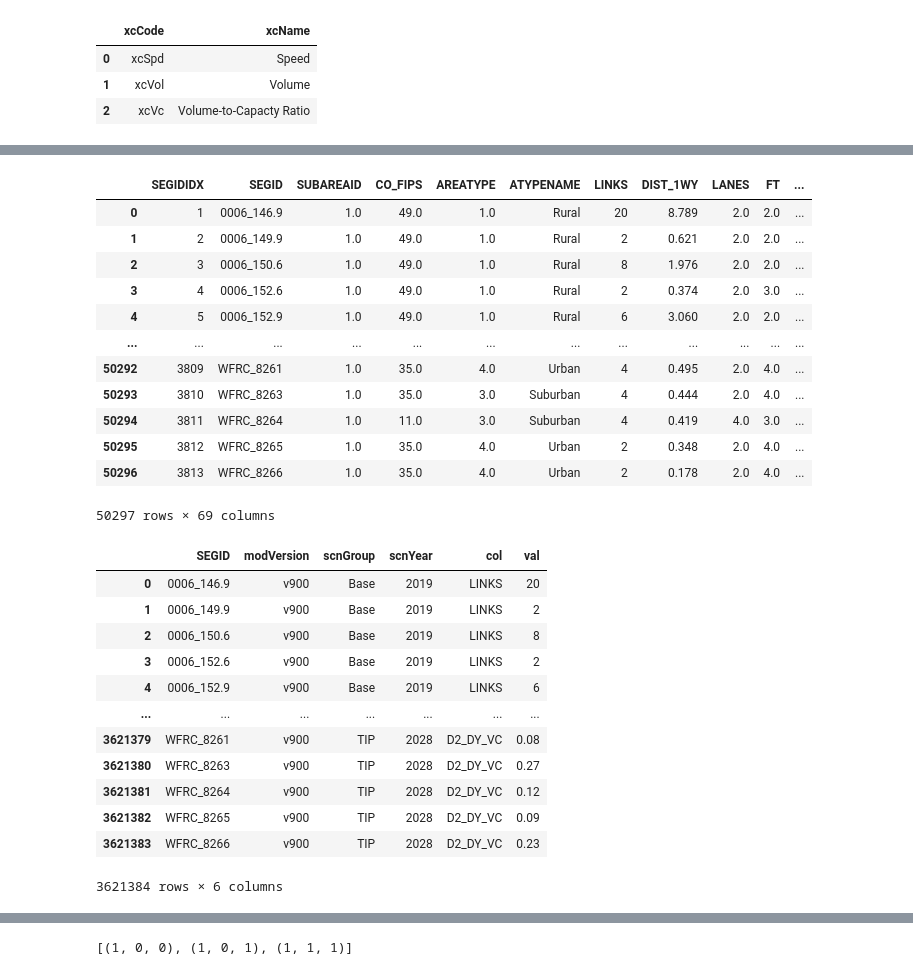
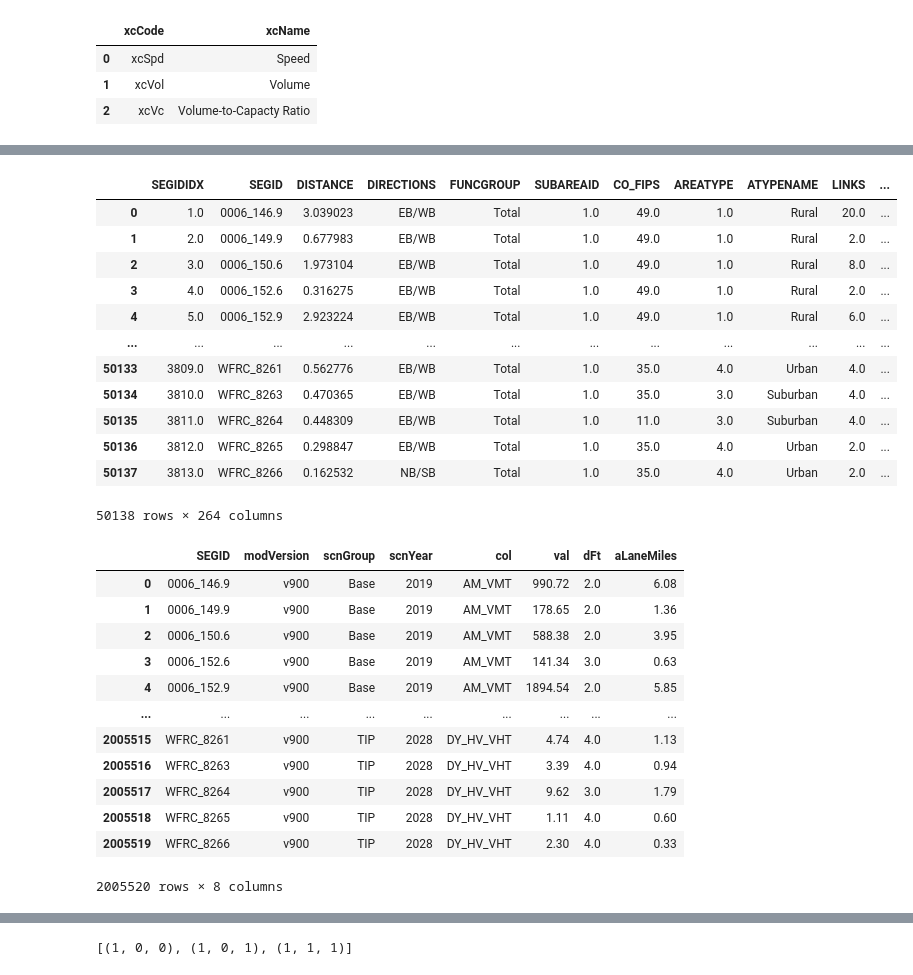
Before and after one commit to WFRCAnalytics/vizTool, a Jupyter notebook: Create-Jsons-Roadway-vizTrends.ipynb, the cells around one changed output, grey strips where cells are left out. Saved outputs shown, nothing was run; the diff lists cells and outputs as text; code cells hidden in the pictures.

```diff
--- a/Create-Jsons-Roadway-vizTrends.ipynb
+++ b/Create-Jsons-Roadway-vizTrends.ipynb
@@ -137,43 +160,44 @@ subfolder_path = './data/segSummaries/'
 
 # Use glob to get all the files ending with "_Summary_SEGID.csv"
 file_paths = glob.glob(os.path.join(subfolder_path, "*.csv"))
 
 # Create an empty list to store dataframes
 dfs = []
 
 # Loop through the files, parse filename, and read them into dataframes
 for file_path in file_paths:
     # Get filename without extension
     filename = os.path.splitext(os.path.basename(file_path))[0]
 
     # Split filename based on double underscore
     modVersion, scnGroup, scnYear = filename.split('__')
 
     # Read the CSV into a dataframe
     df = pd.read_csv(file_path)
+    df = df.loc[df['FUNCGROUP'] == 'Total']
 
     # Add new columns with values from filename
     df['modVersion'] = modVersion
     df['scnGroup'] = scnGroup
     df['scnYear'] = scnYear
 
     dfs.append(df)
 
 # If you want to concatenate all the dataframes into a single dataframe
 dfCombined = pd.concat(dfs, ignore_index=True)
 dfCombined['scnYear'] = dfCombined['scnYear'].astype('int64')
 dfCombined
 # %% [output]
-|  | SEGIDIDX | SEGID | SUBAREAID | CO_FIPS | AREATYPE | ATYPENAME | LINKS | DIST_1WY | LANES | FT | ... |
-| 0 | 1 | 0006_146.9 | 1.0 | 49.0 | 1.0 | Rural | 20 | 8.789 | 2.0 | 2.0 | ... |
-| 1 | 2 | 0006_149.9 | 1.0 | 49.0 | 1.0 | Rural | 2 | 0.621 | 2.0 | 2.0 | ... |
-| 2 | 3 | 0006_150.6 | 1.0 | 49.0 | 1.0 | Rural | 8 | 1.976 | 2.0 | 2.0 | ... |
-| 3 | 4 | 0006_152.6 | 1.0 | 49.0 | 1.0 | Rural | 2 | 0.374 | 2.0 | 3.0 | ... |
-| 4 | 5 | 0006_152.9 | 1.0 | 49.0 | 1.0 | Rural | 6 | 3.060 | 2.0 | 2.0 | ... |
+|  | SEGIDIDX | SEGID | DISTANCE | DIRECTIONS | FUNCGROUP | SUBAREAID | CO_FIPS | AREATYPE | ATYPENAME | LINKS | ... |
+| 0 | 1.0 | 0006_146.9 | 3.039023 | EB/WB | Total | 1.0 | 49.0 | 1.0 | Rural | 20.0 | ... |
+| 1 | 2.0 | 0006_149.9 | 0.677983 | EB/WB | Total | 1.0 | 49.0 | 1.0 | Rural | 2.0 | ... |
+| 2 | 3.0 | 0006_150.6 | 1.973104 | EB/WB | Total | 1.0 | 49.0 | 1.0 | Rural | 8.0 | ... |
+| 3 | 4.0 | 0006_152.6 | 0.316275 | EB/WB | Total | 1.0 | 49.0 | 1.0 | Rural | 2.0 | ... |
+| 4 | 5.0 | 0006_152.9 | 2.923224 | EB/WB | Total | 1.0 | 49.0 | 1.0 | Rural | 6.0 | ... |
 | ... | ... | ... | ... | ... | ... | ... | ... | ... | ... | ... | ... |
-| 50292 | 3809 | WFRC_8261 | 1.0 | 35.0 | 4.0 | Urban | 4 | 0.495 | 2.0 | 4.0 | ... |
-| 50293 | 3810 | WFRC_8263 | 1.0 | 35.0 | 3.0 | Suburban | 4 | 0.444 | 2.0 | 4.0 | ... |
-| 50294 | 3811 | WFRC_8264 | 1.0 | 11.0 | 3.0 | Suburban | 4 | 0.419 | 4.0 | 3.0 | ... |
-| 50295 | 3812 | WFRC_8265 | 1.0 | 35.0 | 4.0 | Urban | 2 | 0.348 | 2.0 | 4.0 | ... |
-| 50296 | 3813 | WFRC_8266 | 1.0 | 35.0 | 4.0 | Urban | 2 | 0.178 | 2.0 | 4.0 | ... |
+| 50133 | 3809.0 | WFRC_8261 | 0.562776 | EB/WB | Total | 1.0 | 35.0 | 4.0 | Urban | 4.0 | ... |
+| 50134 | 3810.0 | WFRC_8263 | 0.470365 | EB/WB | Total | 1.0 | 35.0 | 3.0 | Suburban | 4.0 | ... |
+| 50135 | 3811.0 | WFRC_8264 | 0.448309 | EB/WB | Total | 1.0 | 11.0 | 3.0 | Suburban | 4.0 | ... |
+| 50136 | 3812.0 | WFRC_8265 | 0.298847 | EB/WB | Total | 1.0 | 35.0 | 4.0 | Urban | 2.0 | ... |
+| 50137 | 3813.0 | WFRC_8266 | 0.162532 | NB/SB | Total | 1.0 | 35.0 | 4.0 | Urban | 2.0 | ... |
-50297 rows × 69 columns
+50138 rows × 264 columns
@@ -198,21 +204,23 @@ dfCombined_withVc = _df
 # %%
-dfCombined_melt = dfCombined_withVc.melt(id_vars=['SEGID','modVersion','scnGroup','scnYear'], value_vars=dfColKeys['col'].tolist(), var_name='col', value_name='val')
-
+dfCombined_melt = dfCombined.melt(id_vars=['SEGID','modVersion','scnGroup','scnYear', 'FT', 'LANEMILES'], value_vars=dfColKeys['col'].tolist(), var_name='col', value_name='val')
+dfCombined_melt['dFt'] = dfCombined_melt['FT']
+dfCombined_melt['aLaneMiles'] = dfCombined_melt['LANEMILES']
+dfCombined_melt.drop(['FT','LANEMILES'], axis=1, inplace=True)
 dfCombined_melt
 # %% [output]
-|  | SEGID | modVersion | scnGroup | scnYear | col | val |
-| 0 | 0006_146.9 | v900 | Base | 2019 | LINKS | 20 |
-| 1 | 0006_149.9 | v900 | Base | 2019 | LINKS | 2 |
-| 2 | 0006_150.6 | v900 | Base | 2019 | LINKS | 8 |
-| 3 | 0006_152.6 | v900 | Base | 2019 | LINKS | 2 |
-| 4 | 0006_152.9 | v900 | Base | 2019 | LINKS | 6 |
-| ... | ... | ... | ... | ... | ... | ... |
-| 3621379 | WFRC_8261 | v900 | TIP | 2028 | D2_DY_VC | 0.08 |
-| 3621380 | WFRC_8263 | v900 | TIP | 2028 | D2_DY_VC | 0.27 |
-| 3621381 | WFRC_8264 | v900 | TIP | 2028 | D2_DY_VC | 0.12 |
-| 3621382 | WFRC_8265 | v900 | TIP | 2028 | D2_DY_VC | 0.09 |
-| 3621383 | WFRC_8266 | v900 | TIP | 2028 | D2_DY_VC | 0.23 |
+|  | SEGID | modVersion | scnGroup | scnYear | col | val | dFt | aLaneMiles |
+| 0 | 0006_146.9 | v900 | Base | 2019 | AM_VMT | 990.72 | 2.0 | 6.08 |
+| 1 | 0006_149.9 | v900 | Base | 2019 | AM_VMT | 178.65 | 2.0 | 1.36 |
+| 2 | 0006_150.6 | v900 | Base | 2019 | AM_VMT | 588.38 | 2.0 | 3.95 |
+| 3 | 0006_152.6 | v900 | Base | 2019 | AM_VMT | 141.34 | 3.0 | 0.63 |
+| 4 | 0006_152.9 | v900 | Base | 2019 | AM_VMT | 1894.54 | 2.0 | 5.85 |
+| ... | ... | ... | ... | ... | ... | ... | ... | ... |
+| 2005515 | WFRC_8261 | v900 | TIP | 2028 | DY_HV_VHT | 4.74 | 4.0 | 1.13 |
+| 2005516 | WFRC_8263 | v900 | TIP | 2028 | DY_HV_VHT | 3.39 | 4.0 | 0.94 |
+| 2005517 | WFRC_8264 | v900 | TIP | 2028 | DY_HV_VHT | 9.62 | 3.0 | 1.79 |
+| 2005518 | WFRC_8265 | v900 | TIP | 2028 | DY_HV_VHT | 1.11 | 4.0 | 0.60 |
+| 2005519 | WFRC_8266 | v900 | TIP | 2028 | DY_HV_VHT | 2.30 | 4.0 | 0.33 |
-3621384 rows × 6 columns
+2005520 rows × 8 columns
 # %%
 dfCombined_melt_withkeys = pd.DataFrame.merge(dfCombined_melt, dfColKeys, on='col')
 dfCombined_melt_withkeys
```
Also changed, not shown: parts of 6 cells of this notebook, 27 other files.
